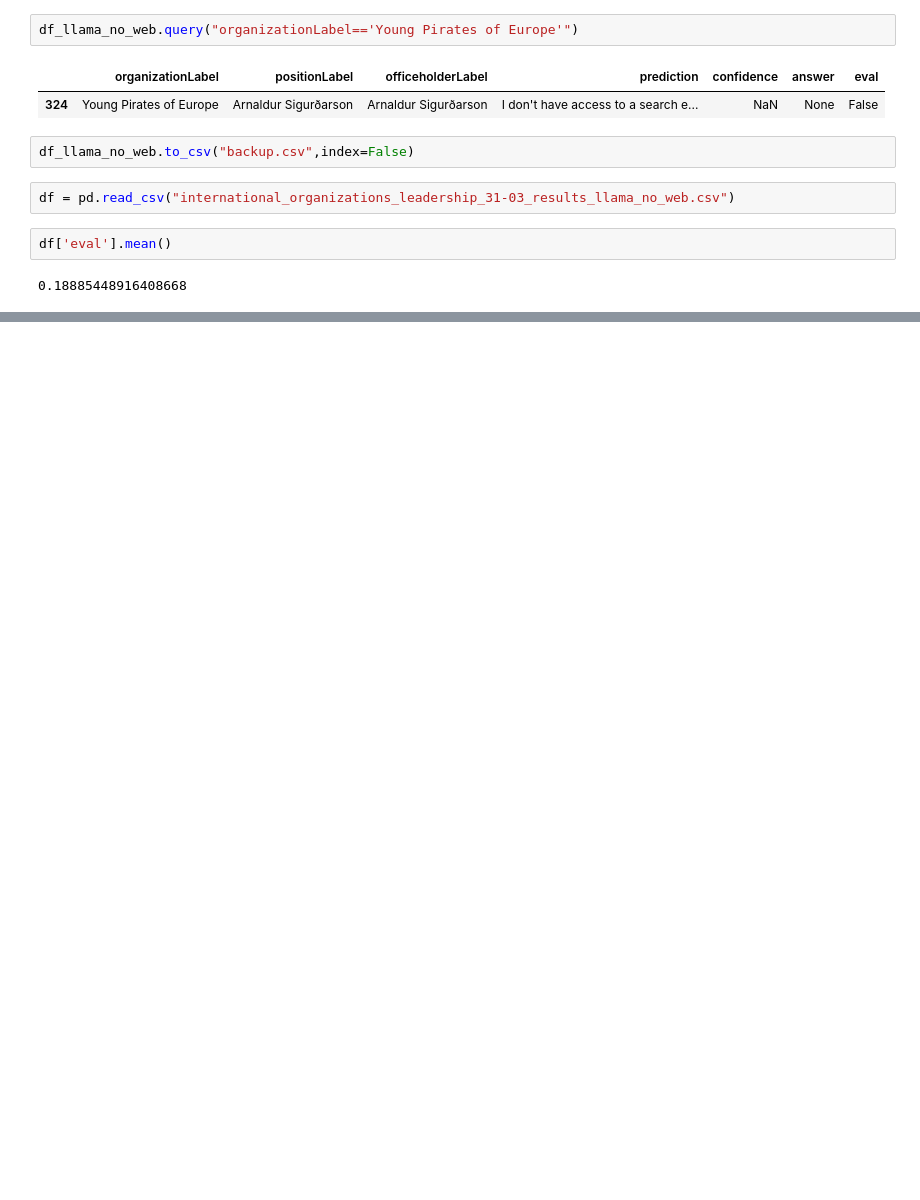
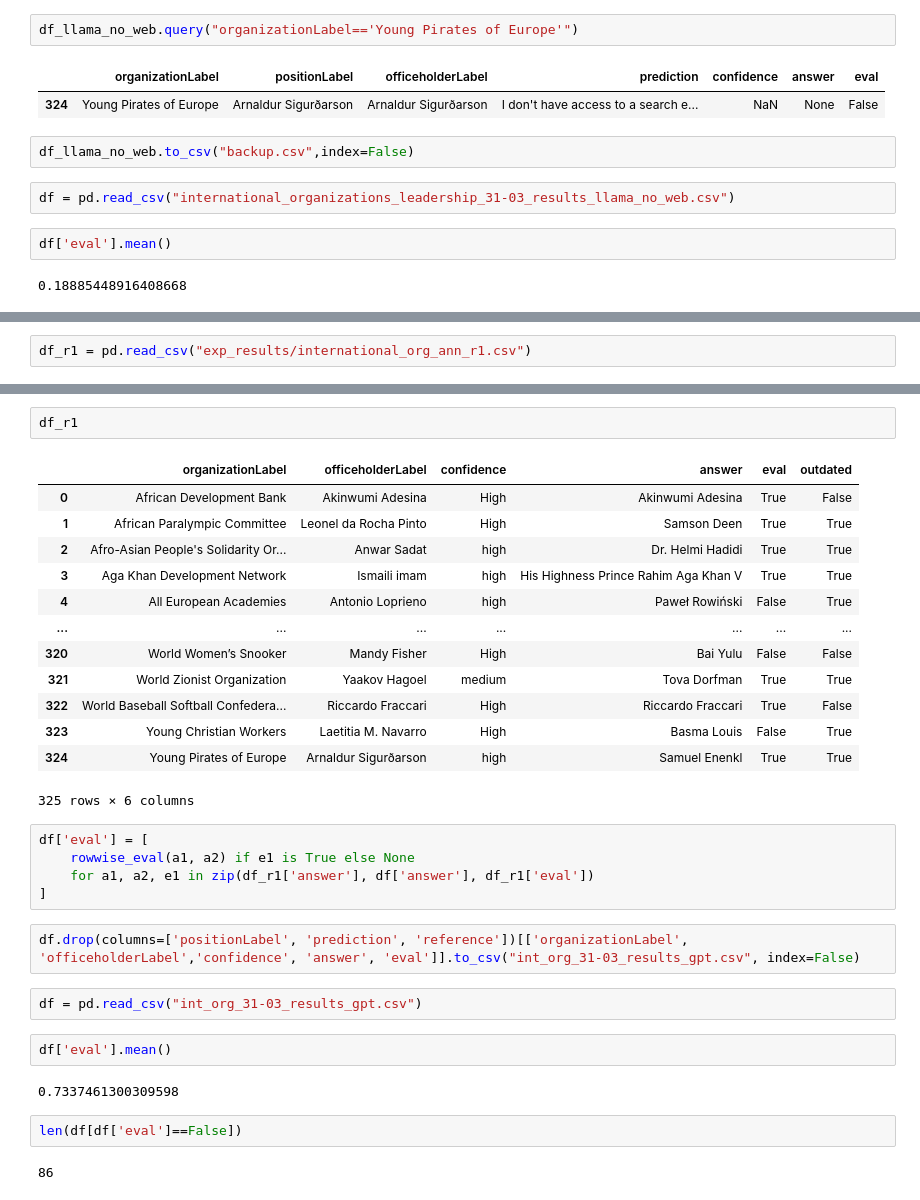
Before and after one commit to amal-gader/autovu-kg, a Jupyter notebook: autovu.ipynb, the cells around one changed output, grey strips where cells are left out. Cells and saved outputs as stored; diff of their text form; blank space fills up the shorter version.

```diff
--- a/autovu.ipynb
+++ b/autovu.ipynb
@@ -1142,0 +1182,2 @@ df['eval'].mean()
+# %%
+df_r1 = pd.read_csv("exp_results/international_org_ann_r1.csv")
@@ -1142,0 +1215,33 @@ df['eval'].mean()
+# %%
+df_r1
+# %% [output]
+|  | organizationLabel | officeholderLabel | confidence | answer | eval | outdated |
+| 0 | African Development Bank | Akinwumi Adesina | High | Akinwumi Adesina | True | False |
+| 1 | African Paralympic Committee | Leonel da Rocha Pinto | High | Samson Deen | True | True |
+| 2 | Afro-Asian People's Solidarity Or... | Anwar Sadat | high | Dr. Helmi Hadidi | True | True |
+| 3 | Aga Khan Development Network | Ismaili imam | high | His Highness Prince Rahim Aga Khan V | True | True |
+| 4 | All European Academies | Antonio Loprieno | high | Paweł Rowiński | False | True |
+| ... | ... | ... | ... | ... | ... | ... |
+| 320 | World Women’s Snooker | Mandy Fisher | High | Bai Yulu | False | False |
+| 321 | World Zionist Organization | Yaakov Hagoel | medium | Tova Dorfman | True | True |
+| 322 | World Baseball Softball Confedera... | Riccardo Fraccari | High | Riccardo Fraccari | True | False |
+| 323 | Young Christian Workers | Laetitia M. Navarro | High | Basma Louis | False | True |
+| 324 | Young Pirates of Europe | Arnaldur Sigurðarson | high | Samuel Enenkl | True | True |
+325 rows × 6 columns
+# %%
+df['eval'] = [
+    rowwise_eval(a1, a2) if e1 is True else None
+    for a1, a2, e1 in zip(df_r1['answer'], df['answer'], df_r1['eval'])
+]
+# %%
+df.drop(columns=['positionLabel', 'prediction', 'reference'])[['organizationLabel', 'officeholderLabel','confidence', 'answer', 'eval']].to_csv("int_org_31-03_results_gpt.csv", index=False)
+# %%
+df = pd.read_csv("int_org_31-03_results_gpt.csv")
+# %%
+df['eval'].mean()
+# %% [output]
+0.7337461300309598
+# %%
+len(df[df['eval']==False])
+# %% [output]
+86
```
Also changed, not shown: parts of 24 cells of this notebook, 17 other files.
